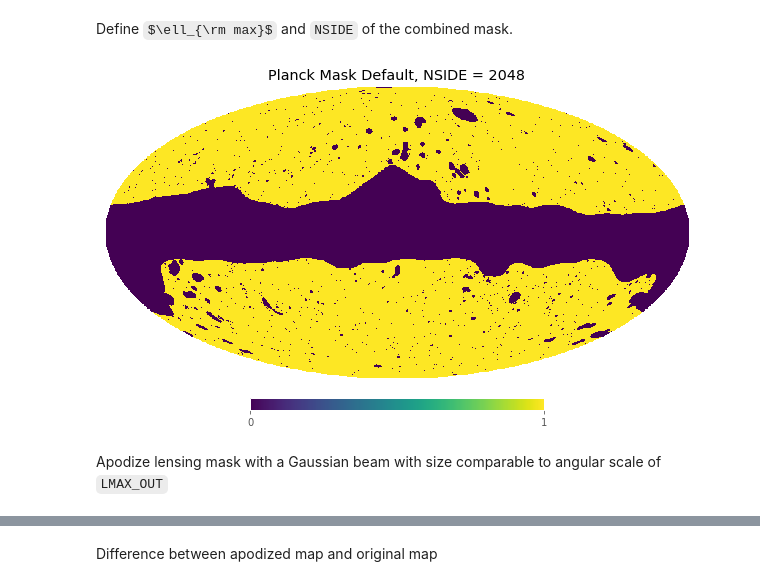
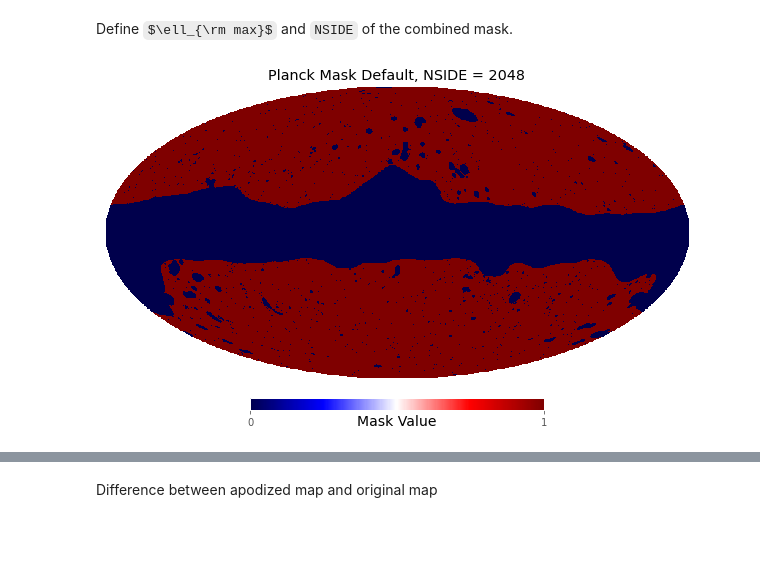
Before and after one commit to tanveerkarim/desi-lensing-cc, a Jupyter notebook: notebooks/common-mask.ipynb, the cells around one changed output, grey strips where cells are left out. Cells and saved outputs as stored; diff of their text form; code cells hidden in the pictures; some formulas as TeX source; blank space fills up the shorter version.

```diff
--- a/notebooks/common-mask.ipynb
+++ b/notebooks/common-mask.ipynb
@@ -15,8 +19,6 @@ LMAX_OUT = 3 * NSIDE_OUT - 1
 # %%
 #cmb lensing mask
 planck_mask_gal = hp.fitsfunc.read_map("../dat/planck-lensing-mask.fits")
-hp.mollview(planck_mask_gal, title = "Planck Mask Default, NSIDE = 2048")
+hp.mollview(planck_mask_gal, title = "Planck Mask Default, NSIDE = 2048", unit = 'Mask Value', cmap = 'seismic')
 # %% [output]
-[figure, old version]
+[figure, new version]
-# %% [markdown]
-Apodize lensing mask with a Gaussian beam with size comparable to angular scale of `LMAX_OUT`
```
Also changed, not shown: parts of 127 cells of this notebook.
